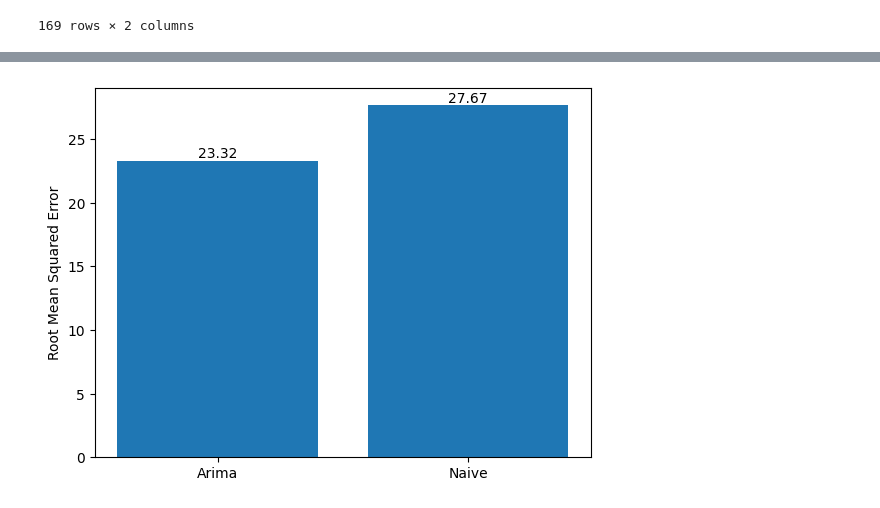
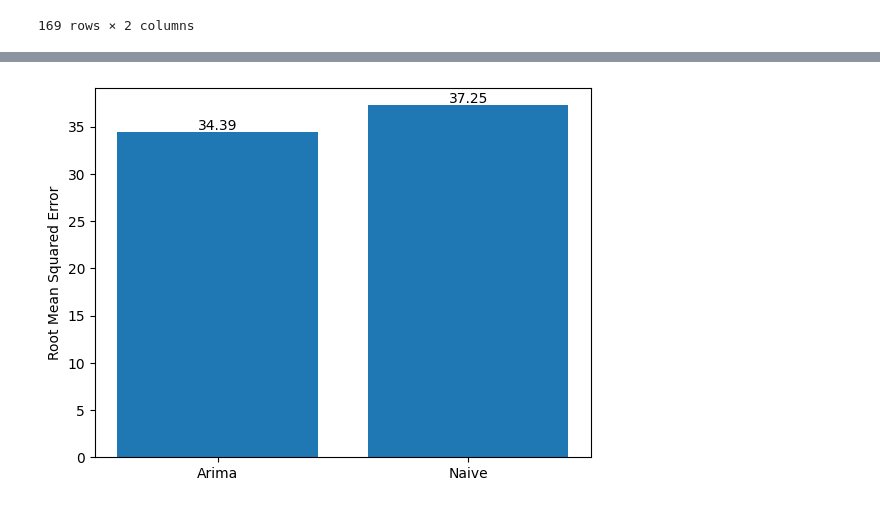
Before and after one commit to IAmSahilVerma/Accident_Database_Analysis, a Jupyter notebook: Q6.ipynb, the cells around one changed output, grey strips where cells are left out. Saved outputs shown, nothing was run; the diff lists cells and outputs as text; code cells hidden in the pictures.

```diff
--- a/Q6.ipynb
+++ b/Q6.ipynb
@@ -309,15 +311,15 @@ acorr_ljungbox(sarima_model.resid) #returns test score for first 10 lags.
 len_test = len(test)
 
 # Forecast using SARIMA model (adjust for differencing)
-sarima_pred = sarima_model.get_forecast(len_test).predicted_mean.values
-sarima_pred_original = sarima_pred + train['accident_count'].iloc[-1]  # Reverse differencing
+arima_pred = arima_model.get_forecast(len_test).predicted_mean.values
+arima_pred_original = arima_pred + train['accident_count'].iloc[-1]  # Reverse differencing
 
 # Forecast using Naive model (last values from training set)
 naive_pred = train['accident_count'].iloc[-len_test:].values
 
 # Add predictions to the test set
 test['naive_pred'] = naive_pred
-test['sarima_pred'] = sarima_pred_original
+test['arima_pred'] = arima_pred_original
 
 # Display the resulting DataFrame
 print(test)
@@ -343,11 +345,11 @@ date
 # Forecasting the test set using both naive_model (using the last values) and arima
 len_test = len(test)
 
-sarima_pred = sarima_model.get_forecast(len_test).predicted_mean.values
+arima_pred = arima_model.get_forecast(len_test).predicted_mean.values
 
 naive_pred = train['accident_count'][len(train)-52:len(train)].values
 test['naive_pred'] = naive_pred
-test['sarima_pred'] = sarima_pred
+test['arima_pred'] = arima_pred
 
 
 test
@@ -376,3 +378,18 @@ from sklearn.metrics import root_mean_squared_error, mean_absolute_error
 # %%
-sarima_mse = mean_absolute_error(test['accident_count'],test['sarima_pred'])
-naive_mse = mean_absolute_error(test['accident_count'],test['naive_pred'])
+arima_mse = mean_squared_error(test['accident_count'],test['arima_pred'])
+naive_mse = mean_squared_error(test['accident_count'],test['naive_pred'])
+
+arima_rmse = np.sqrt(mean_squared_error(test['accident_count'], test['arima_pred']))
+naive_rmse = np.sqrt(mean_squared_error(test['accident_count'], test['naive_pred']))
+# %%
+# Plotting the results
+
+list_mse = [arima_mse,naive_mse]
+models = ['Arima', 'Naive']
+plt.bar(x=models,height=list_mse)
+plt.ylabel('Mean Squared Error')
+
+for i, value in enumerate(list_mse):
+    plt.text(i, value, f'{value:.2f}', ha='center', va='bottom')
+
+plt.show()
@@ -379,14 +398,14 @@ naive_mse = mean_absolute_error(test['accident_count'],test['naive_pred'])
 # %%
 # Plotting the results
 
-list_mse = [sarima_mse,naive_mse]
+list_rmse = [arima_rmse,naive_rmse]
 models = ['Arima', 'Naive']
-plt.bar(x=models,height=list_mse)
+plt.bar(x=models,height=list_rmse)
 plt.ylabel('Root Mean Squared Error')
 
-for i, value in enumerate(list_mse):
+for i, value in enumerate(list_rmse):
     plt.text(i, value, f'{value:.2f}', ha='center', va='bottom')
 
 plt.show()
 # %% [output]
-[figure, old version]
+[figure, new version]
```
Also changed, not shown: parts of 13 cells of this notebook, 3 other files.
